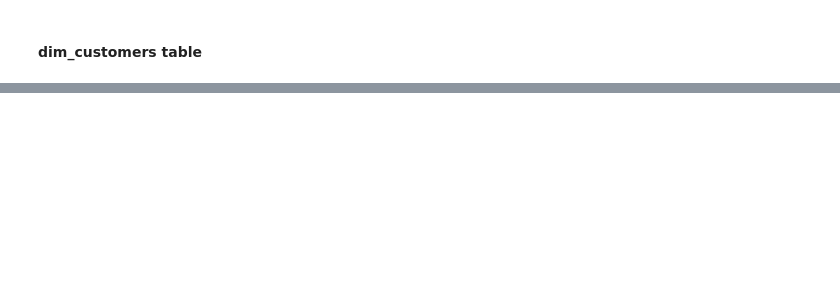
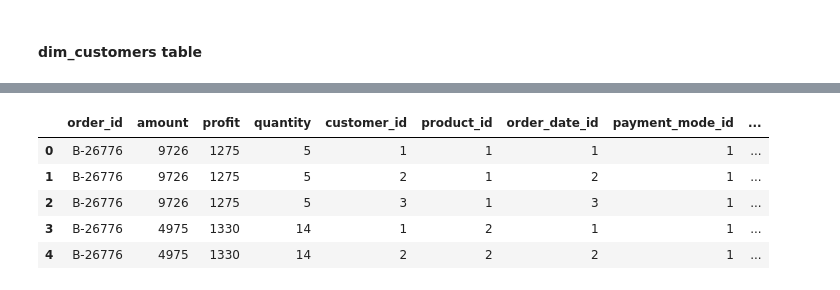
Before and after one commit to dwegrzyniak1/sales_data_warehouse, a Jupyter notebook: notebooks/ETL.ipynb, the cells around one changed output, grey strips where cells are left out. Drawn from its saved outputs; the diff is of its cells as text; code cells hidden in the pictures; blank space fills up the shorter version.

```diff
--- a/notebooks/ETL.ipynb
+++ b/notebooks/ETL.ipynb
@@ -64,0 +175,11 @@ Name: count, Length: 802, dtype: int64
+# %%
+fact_table = fact_table.rename(columns = {'Order ID' : 'order_id', 'Amount' : 'amount', 'Profit' : 'profit', 'Quantity' : 'quantity'})
+# %%
+fact_table.head()
+# %% [output]
+|  | order_id | amount | profit | quantity | customer_id | product_id | order_date_id | payment_mode_id | ... |
+| 0 | B-26776 | 9726 | 1275 | 5 | 1 | 1 | 1 | 1 | ... |
+| 1 | B-26776 | 9726 | 1275 | 5 | 2 | 1 | 2 | 1 | ... |
+| 2 | B-26776 | 9726 | 1275 | 5 | 3 | 1 | 3 | 1 | ... |
+| 3 | B-26776 | 4975 | 1330 | 14 | 1 | 2 | 1 | 1 | ... |
+| 4 | B-26776 | 4975 | 1330 | 14 | 2 | 2 | 2 | 1 | ... |
```
Also changed, not shown: parts of 29 cells of this notebook, 1 other file.
